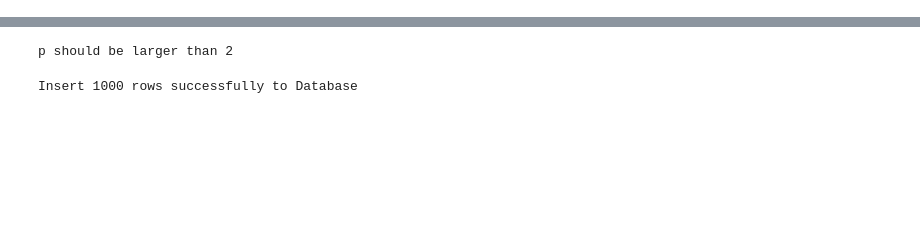
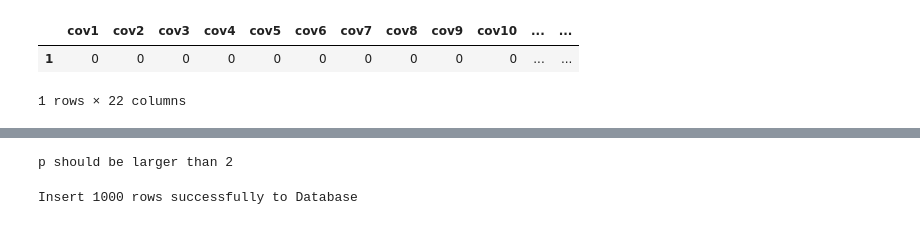
Before and after one commit to ALEXLANGLANG/FLAME_db, a Jupyter notebook: Untitled1.ipynb, the cells around one changed output, grey strips where cells are left out. Cells and saved outputs as stored; diff of their text form; code cells hidden in the pictures; blank space fills up the shorter version.

```diff
--- a/Untitled1.ipynb
+++ b/Untitled1.ipynb
@@ -0,0 +142,6 @@
+# %%
+data[data.loc[:,'treated'] ==1]
+# %% [output]
+|  | cov1 | cov2 | cov3 | cov4 | cov5 | cov6 | cov7 | cov8 | cov9 | cov10 | ... | ... |
+| 1 | 0 | 0 | 0 | 0 | 0 | 0 | 0 | 0 | 0 | 0 | ... | ... |
+1 rows × 22 columns
```
Also changed, not shown: parts of 5 cells of this notebook, 4 other files.
